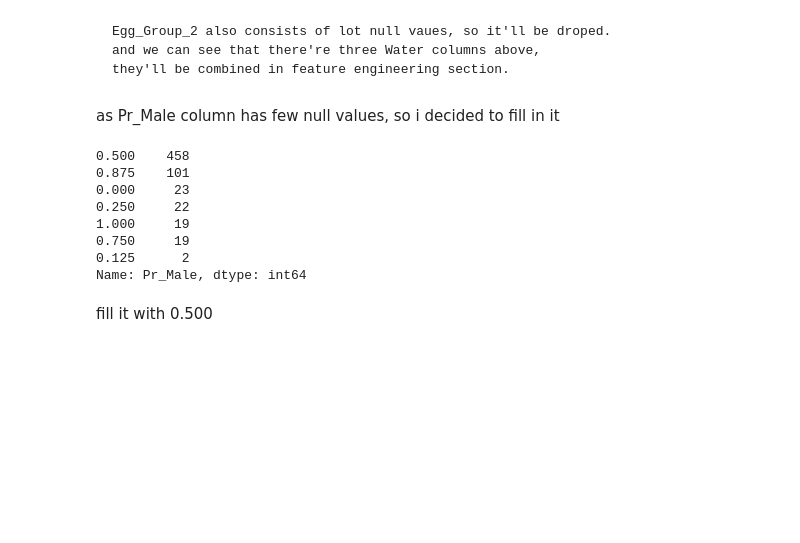
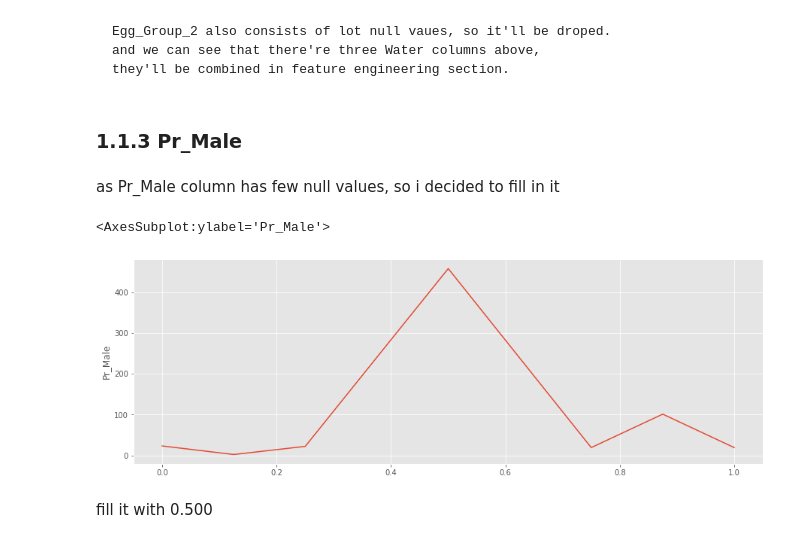
Before and after one commit to MarsSeo/kaggle, a Jupyter notebook: pokemon-data-visualization-is-or-not-legendary.ipynb, the cells around one changed output. Drawn from its saved outputs; the diff is of its cells as text; code cells hidden in the pictures; blank space fills up the shorter version.

````diff
--- a/pokemon-data-visualization-is-or-not-legendary.ipynb
+++ b/pokemon-data-visualization-is-or-not-legendary.ipynb
@@ -120,19 +102,17 @@ Egg_Group_2 also consists of lot null vaues, so it'll be droped.
 and we can see that there're three Water columns above,
 they'll be combined in feature engineering section.
 ```
+# %% [markdown]
+### 1.1.3 Pr_Male
 # %% [markdown]
 as Pr_Male column has few null values, so i decided to fill in it
-# %%
-pokemon['Pr_Male'].value_counts()
-# %% [output]
-0.500    458
-0.875    101
-0.000     23
-0.250     22
-1.000     19
-0.750     19
-0.125      2
-Name: Pr_Male, dtype: int64
+# %%
+pokemon['Pr_Male'].value_counts()
+plt.figure(figsize=(15,5))
+sns.lineplot(data = pokemon['Pr_Male'].value_counts())
+# %% [output]
+<AxesSubplot:ylabel='Pr_Male'>
+[figure, added]
 # %% [markdown]
 fill it with 0.500
 # %%
````
Also changed, not shown: parts of 40 cells of this notebook.
